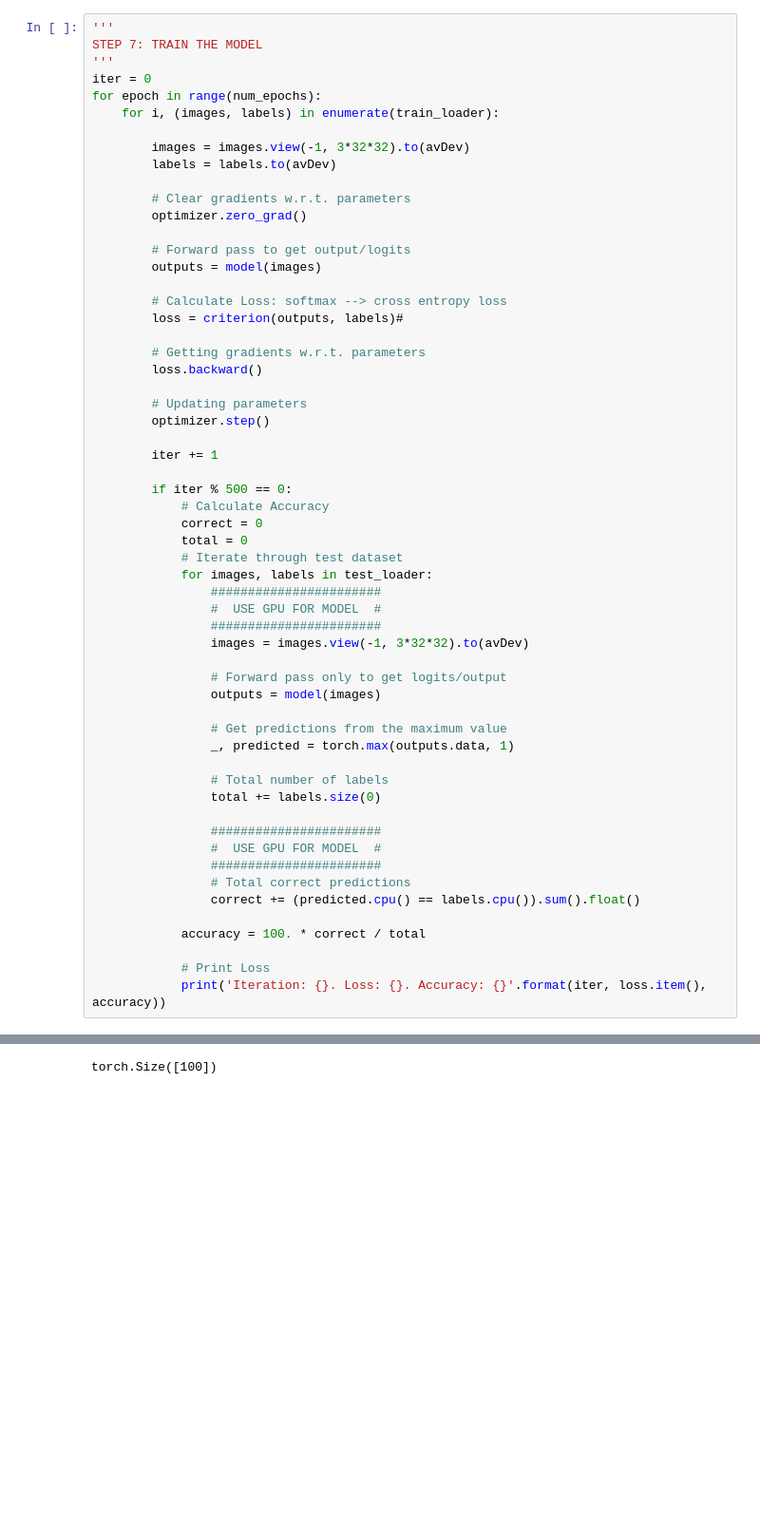
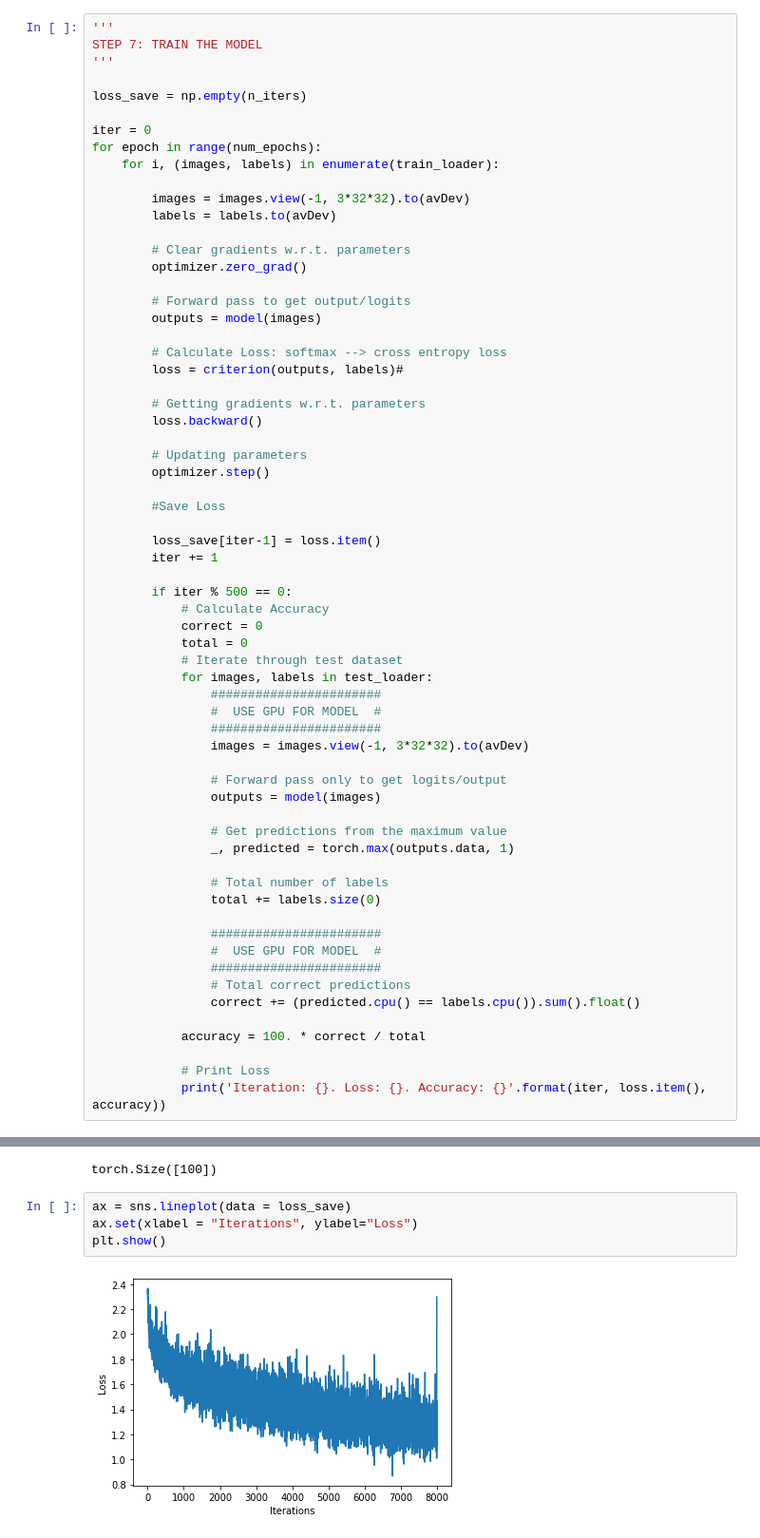
Before and after one commit to aakash2121995/Cuda-Vision-Lab, a Jupyter notebook: Assignment2/Assignment2.ipynb, the cells around one changed output, grey strips where cells are left out. Shown at 95% size. Saved outputs shown, nothing was run; the diff lists cells and outputs as text; blank space fills up the shorter version.

Commit message:
Loss curve and confusion matrix added

```diff
--- a/Assignment2/Assignment2.ipynb
+++ b/Assignment2/Assignment2.ipynb
@@ -104,6 +110,9 @@ optimizer = torch.optim.SGD(model.parameters(), lr=learning_rate)
 '''
 STEP 7: TRAIN THE MODEL
 '''
+
+loss_save = np.empty(n_iters)
+
 iter = 0
 for epoch in range(num_epochs):
     for i, (images, labels) in enumerate(train_loader):
@@ -126,6 +135,9 @@ for epoch in range(num_epochs):
         # Updating parameters
         optimizer.step()
 
+        #Save Loss
+
+        loss_save[iter-1] = loss.item()
         iter += 1
 
         if iter % 500 == 0:
@@ -206,3 +218,9 @@ torch.Size([100, 10])
 labels.size()
 # %% [output]
 torch.Size([100])
+# %%
+ax = sns.lineplot(data = loss_save)
+ax.set(xlabel = "Iterations", ylabel="Loss")
+plt.show()
+# %% [output]
+[figure, added]
```
Also changed, not shown: parts of 6 cells of this notebook.
